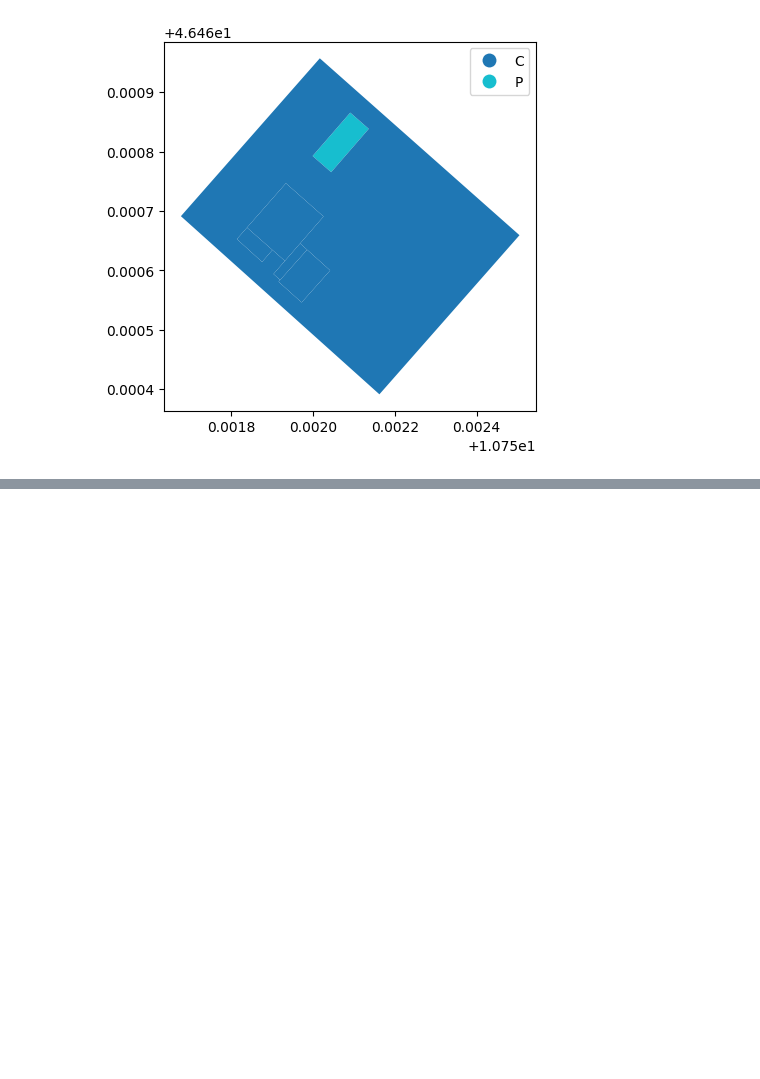
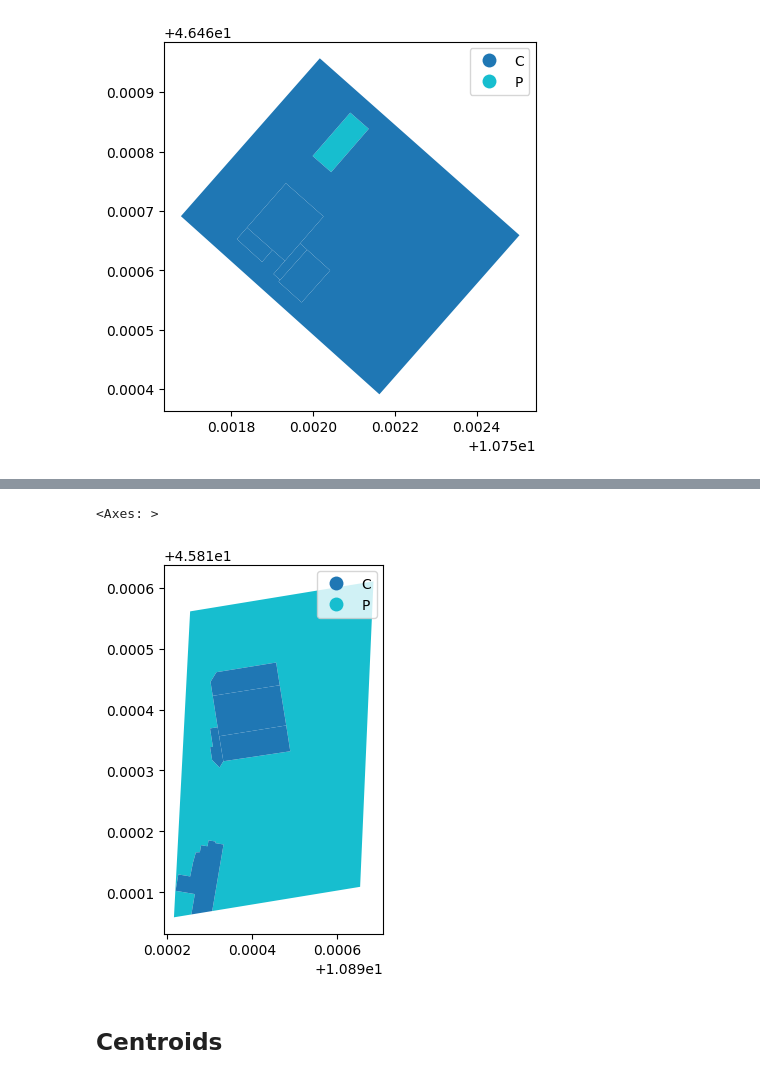
Before and after one commit to dclfbk/alpinehutsustainability, a Jupyter notebook: code/huts_download.ipynb, the cells around one changed output, grey strips where cells are left out. Cells and saved outputs as stored; diff of their text form; code cells hidden in the pictures; blank space fills up the shorter version.

Commit message:
merged with SIAT geometry points and other information

```diff
--- a/code/huts_download.ipynb
+++ b/code/huts_download.ipynb
@@ -109,0 +104,3 @@ parcels_huts_df.to_file("../data/cad_parcels_huts.geojson")
+# %%
+polygons_gdf = gpd.read_file('../data/huts_parcels_downloaded.geojson')
+polygons_gdf.head(5)
@@ -109,0 +114,4 @@ parcels_huts_df.to_file("../data/cad_parcels_huts.geojson")
+# %%
+# Hut names in the cadastral data
+cadastre_huts_df = pd.read_csv('../data/catasto_rifugi.csv')
+cadastre_huts_df.head(5)
@@ -109,0 +125,13 @@ parcels_huts_df.to_file("../data/cad_parcels_huts.geojson")
+# %%
+# Add names to each parcel using a merge with the .csv
+polygons_gdf = polygons_gdf.merge(cadastre_huts_df[['codice_part_ed', 'rifugio_nome']],
+                                  left_on='PT_CODE', right_on='codice_part_ed', how='left')
+polygons_gdf = polygons_gdf.drop(columns=['codice_part_ed'])
+
+# Reorder columns to move 'rifugio_nome' to the first position
+cols = list(polygons_gdf.columns)
+cols.remove('rifugio_nome')
+cols.insert(0, 'rifugio_nome')
+polygons_gdf = polygons_gdf[cols]
+
+polygons_gdf.head(5)
@@ -109,0 +145,8 @@ parcels_huts_df.to_file("../data/cad_parcels_huts.geojson")
+# %%
+# Easier to plot single hut using name
+polygons_gdf[polygons_gdf['rifugio_nome'] == 'Altissimo - "D.Chiesa"'].plot(column='PT_TYPE', legend=True)
+# %% [output]
+<Axes: >
+[figure, added]
+# %% [markdown]
+## Centroids
```
Also changed, not shown: parts of 35 cells of this notebook, 9 other files.
